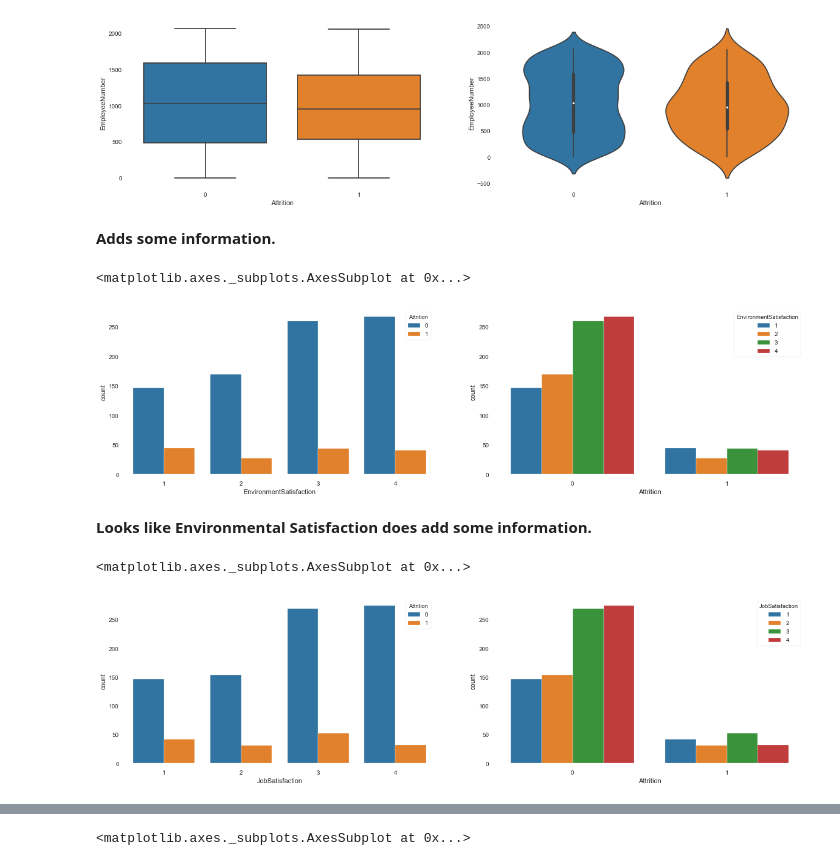
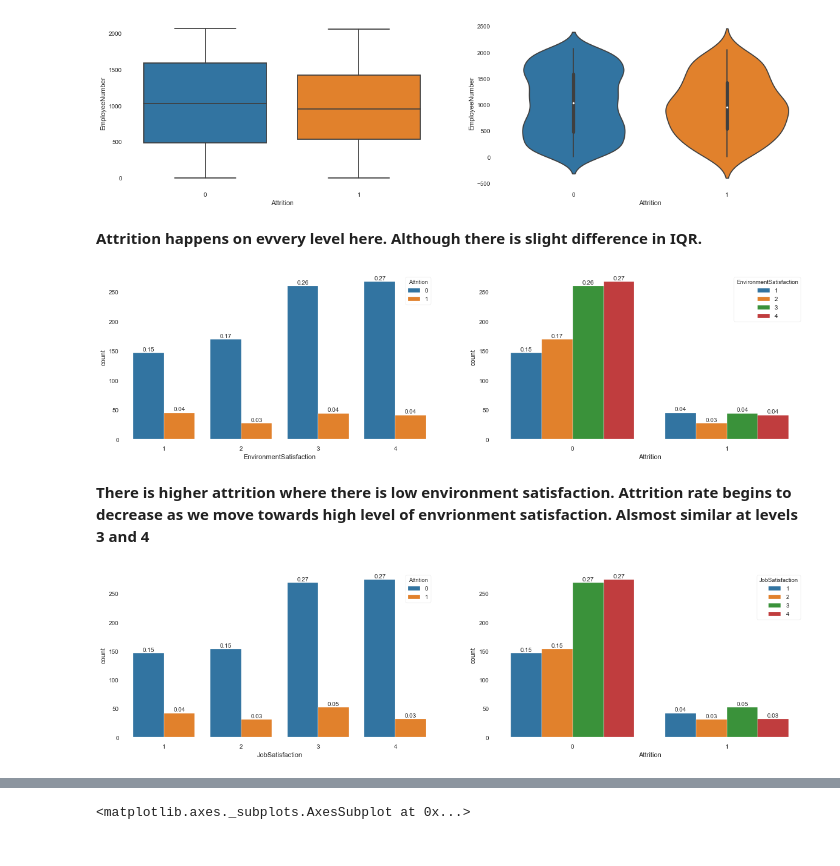
Before and after one commit to falcolf/Employee_Attrition, a Jupyter notebook: Analysis.ipynb, the cells around one changed output, grey strips where cells are left out. Drawn from its saved outputs; the diff is of its cells as text; code cells hidden in the pictures.

```diff
--- a/Analysis.ipynb
+++ b/Analysis.ipynb
@@ -148,5 +242,12 @@ sns.boxplot(x = df.Attrition, y=df.Age)
 [figure]
 # %%
 plt.figure(figsize=(20,5))
-sns.countplot(x = pd.cut(df.Age, bins = [0,26,32,36,40,np.inf], labels=[0,1,2,3,4]), hue = df['Attrition'])
+total = float(len(df))
+ax = sns.countplot(x = pd.cut(df.Age, bins = [0,26,32,36,40,np.inf], labels=[0,1,2,3,4]), hue = df['Attrition'])
+for p in ax.patches:
+    height = p.get_height()
+    ax.text(p.get_x()+p.get_width()/2.,
+            height + 3,
+            '{:1.2f}'.format(height/total),
+            ha="center")
 # %% [output]
@@ -157,7 +257,19 @@ sns.countplot(x = pd.cut(df.Age, bins = [0,26,32,36,40,np.inf], labels=[0,1,2,3,
 # %%
 plt.figure(figsize=(20,5))
 plt.subplot(1,2,1)
-sns.countplot(x = df.BusinessTravel, hue = df.Attrition)
+ax = sns.countplot(x = df.BusinessTravel, hue = df.Attrition)
+for p in ax.patches:
+    height = p.get_height()
+    ax.text(p.get_x()+p.get_width()/2.,
+            height + 3,
+            '{:1.2f}'.format(height/total),
+            ha="center")
 plt.subplot(1,2,2)
-sns.countplot(hue = df.BusinessTravel, x = df.Attrition)
+ax = sns.countplot(hue = df.BusinessTravel, x = df.Attrition)
+for p in ax.patches:
+    height = p.get_height()
+    ax.text(p.get_x()+p.get_width()/2.,
+            height + 3,
+            '{:1.2f}'.format(height/total),
+            ha="center")
 # %% [output]
@@ -194,25 +296,47 @@ sns.violinplot(x = df.Attrition, y = df.EmployeeNumber)
 # %% [output]
 <matplotlib.axes._subplots.AxesSubplot at 0x...>
 [figure]
-# %% [markdown]
-**Adds some information.**
+# %% [markdown]
+**Attrition happens on evvery level here. Although there is slight difference in IQR.**
 # %%
 plt.figure(figsize=(20,5))
 plt.subplot(1,2,1)
-sns.countplot(x = df.EnvironmentSatisfaction, hue = df.Attrition)
+ax = sns.countplot(x = df.EnvironmentSatisfaction, hue = df.Attrition)
+for p in ax.patches:
+    height = p.get_height()
+    ax.text(p.get_x()+p.get_width()/2.,
+            height + 3,
+            '{:1.2f}'.format(height/total),
+            ha="center")
 plt.subplot(1,2,2)
-sns.countplot(hue = df.EnvironmentSatisfaction, x = df.Attrition)
+ax = sns.countplot(hue = df.EnvironmentSatisfaction, x = df.Attrition)
+for p in ax.patches:
+    height = p.get_height()
+    ax.text(p.get_x()+p.get_width()/2.,
+            height + 3,
+            '{:1.2f}'.format(height/total),
+            ha="center")
 # %% [output]
-<matplotlib.axes._subplots.AxesSubplot at 0x...>
-[figure, old version]
+[figure, new version]
-# %% [markdown]
-**Looks like Environmental Satisfaction does add some information.**
+# %% [markdown]
+**There is higher attrition where there is low environment satisfaction. Attrition rate begins to decrease as we move towards high level of envrionment satisfaction. Alsmost similar at levels 3 and 4**
 # %%
 plt.figure(figsize=(20,5))
 plt.subplot(1,2,1)
-sns.countplot(x = df.JobSatisfaction, hue = df.Attrition)
+ax = sns.countplot(x = df.JobSatisfaction, hue = df.Attrition)
+for p in ax.patches:
+    height = p.get_height()
+    ax.text(p.get_x()+p.get_width()/2.,
+            height + 3,
+            '{:1.2f}'.format(height/total),
+            ha="center")
 plt.subplot(1,2,2)
-sns.countplot(hue = df.JobSatisfaction, x = df.Attrition)
+ax = sns.countplot(hue = df.JobSatisfaction, x = df.Attrition)
+for p in ax.patches:
+    height = p.get_height()
+    ax.text(p.get_x()+p.get_width()/2.,
+            height + 3,
+            '{:1.2f}'.format(height/total),
+            ha="center")
 # %% [output]
-<matplotlib.axes._subplots.AxesSubplot at 0x...>
-[figure, old version]
+[figure, new version]
```
Also changed, not shown: parts of 51 cells of this notebook.
